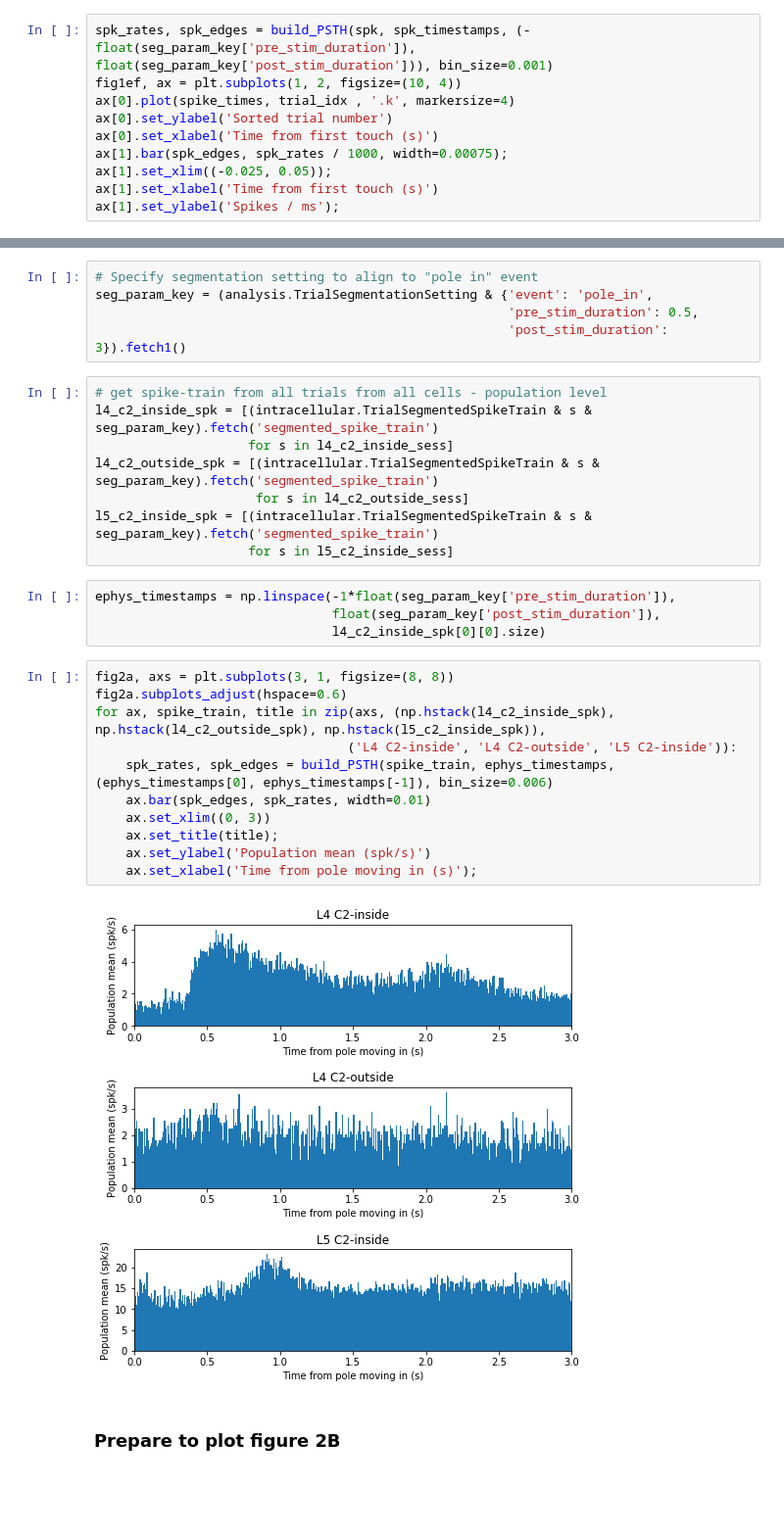
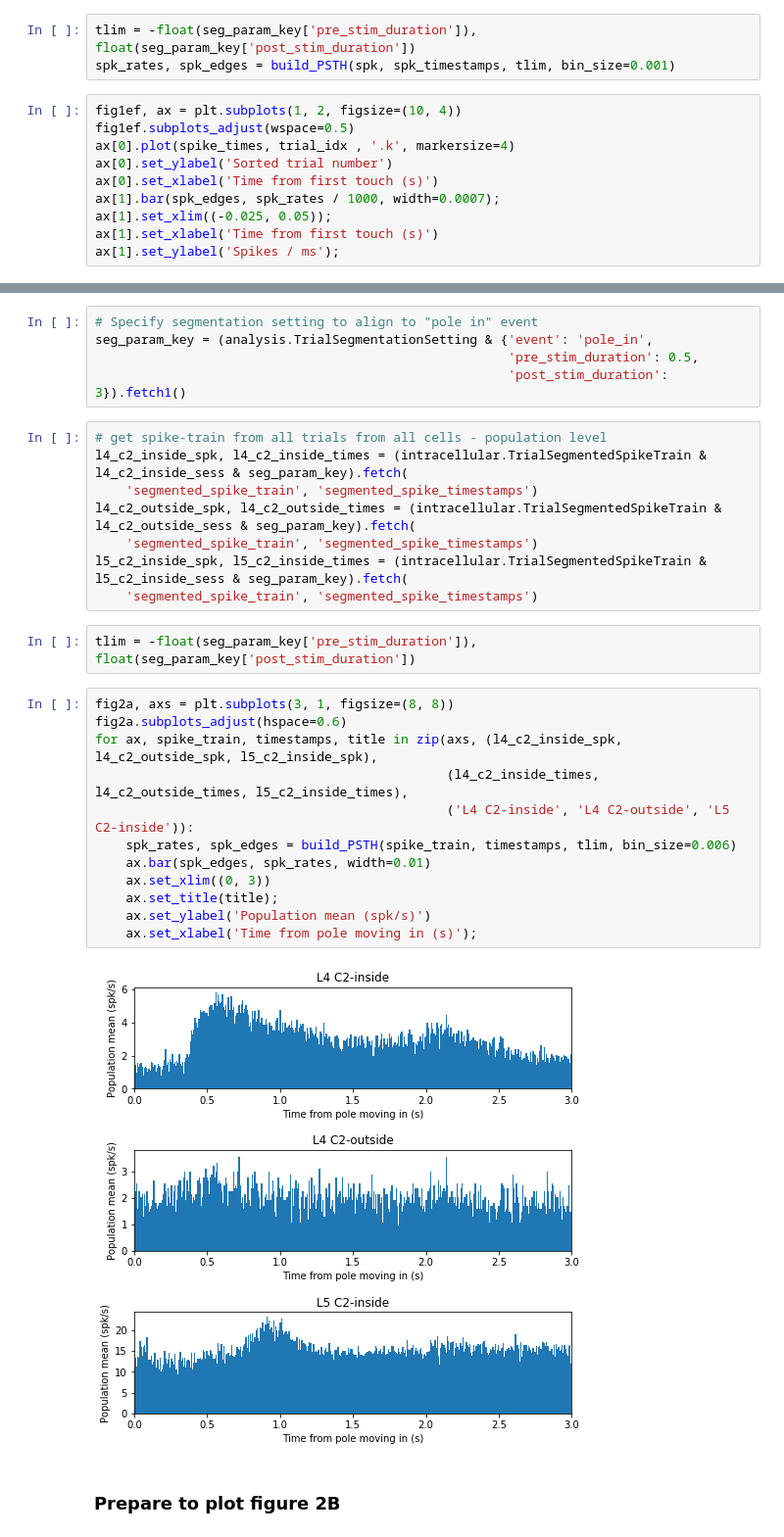
Before and after one commit to vathes/Hires-Gutnisky-2015, a Jupyter notebook: Notebooks/Hires-Gutnisky-2015 Example.ipynb, the cells around one changed output, grey strips where cells are left out. Shown: that part at 98% size. Cells and saved outputs as stored; diff of their text form; blank space fills up the shorter version.

```diff
--- a/Notebooks/Hires-Gutnisky-2015 Example.ipynb
+++ b/Notebooks/Hires-Gutnisky-2015 Example.ipynb
@@ -136,13 +137,16 @@ trial_idx, spike_times = zip(*((np.full_like(r, ri), r)
                                         for ri, r in enumerate(t[np.where(r > 0)[0]] for r, t in zip(spk, spk_timestamps))))
 trial_idx = np.hstack(trial_idx)
 spike_times = np.hstack(spike_times)
+# %%
+tlim = -float(seg_param_key['pre_stim_duration']), float(seg_param_key['post_stim_duration'])
+spk_rates, spk_edges = build_PSTH(spk, spk_timestamps, tlim, bin_size=0.001)
 # %%
-spk_rates, spk_edges = build_PSTH(spk, spk_timestamps, (-float(seg_param_key['pre_stim_duration']), float(seg_param_key['post_stim_duration'])), bin_size=0.001)
 fig1ef, ax = plt.subplots(1, 2, figsize=(10, 4))
+fig1ef.subplots_adjust(wspace=0.5)
 ax[0].plot(spike_times, trial_idx , '.k', markersize=4)
 ax[0].set_ylabel('Sorted trial number')
 ax[0].set_xlabel('Time from first touch (s)')
-ax[1].bar(spk_edges, spk_rates / 1000, width=0.00075);
+ax[1].bar(spk_edges, spk_rates / 1000, width=0.0007);
 ax[1].set_xlim((-0.025, 0.05));
 ax[1].set_xlabel('Time from first touch (s)')
 ax[1].set_ylabel('Spikes / ms');
@@ -179,29 +183,28 @@ seg_param_key = (analysis.TrialSegmentationSetting & {'event': 'pole_in',
                                                       'post_stim_duration': 3}).fetch1()
 # %%
 # get spike-train from all trials from all cells - population level
-l4_c2_inside_spk = [(intracellular.TrialSegmentedSpikeTrain & s & seg_param_key).fetch('segmented_spike_train')
-                    for s in l4_c2_inside_sess]
-l4_c2_outside_spk = [(intracellular.TrialSegmentedSpikeTrain & s & seg_param_key).fetch('segmented_spike_train')
-                     for s in l4_c2_outside_sess]
-l5_c2_inside_spk = [(intracellular.TrialSegmentedSpikeTrain & s & seg_param_key).fetch('segmented_spike_train')
-                    for s in l5_c2_inside_sess]
+l4_c2_inside_spk, l4_c2_inside_times = (intracellular.TrialSegmentedSpikeTrain & l4_c2_inside_sess & seg_param_key).fetch(
+    'segmented_spike_train', 'segmented_spike_timestamps')
+l4_c2_outside_spk, l4_c2_outside_times = (intracellular.TrialSegmentedSpikeTrain & l4_c2_outside_sess & seg_param_key).fetch(
+    'segmented_spike_train', 'segmented_spike_timestamps')
+l5_c2_inside_spk, l5_c2_inside_times = (intracellular.TrialSegmentedSpikeTrain & l5_c2_inside_sess & seg_param_key).fetch(
+    'segmented_spike_train', 'segmented_spike_timestamps')
 # %%
-ephys_timestamps = np.linspace(-1*float(seg_param_key['pre_stim_duration']),
-                               float(seg_param_key['post_stim_duration']),
-                               l4_c2_inside_spk[0][0].size)
+tlim = -float(seg_param_key['pre_stim_duration']), float(seg_param_key['post_stim_duration'])
 # %%
 fig2a, axs = plt.subplots(3, 1, figsize=(8, 8))
 fig2a.subplots_adjust(hspace=0.6)
-for ax, spike_train, title in zip(axs, (np.hstack(l4_c2_inside_spk), np.hstack(l4_c2_outside_spk), np.hstack(l5_c2_inside_spk)),
-                                 ('L4 C2-inside', 'L4 C2-outside', 'L5 C2-inside')):
-    spk_rates, spk_edges = build_PSTH(spike_train, ephys_timestamps, (ephys_timestamps[0], ephys_timestamps[-1]), bin_size=0.006)
+for ax, spike_train, timestamps, title in zip(axs, (l4_c2_inside_spk, l4_c2_outside_spk, l5_c2_inside_spk),
+                                              (l4_c2_inside_times, l4_c2_outside_times, l5_c2_inside_times),
+                                              ('L4 C2-inside', 'L4 C2-outside', 'L5 C2-inside')):
+    spk_rates, spk_edges = build_PSTH(spike_train, timestamps, tlim, bin_size=0.006)
     ax.bar(spk_edges, spk_rates, width=0.01)
     ax.set_xlim((0, 3))
     ax.set_title(title);
     ax.set_ylabel('Population mean (spk/s)')
     ax.set_xlabel('Time from pole moving in (s)');
 # %% [output]
-[figure, old version]
+[figure, new version]
 # %% [markdown]
 ### Prepare to plot figure 2B
 # %% [markdown]
```
Also changed, not shown: parts of 26 cells of this notebook, 2 other files.
